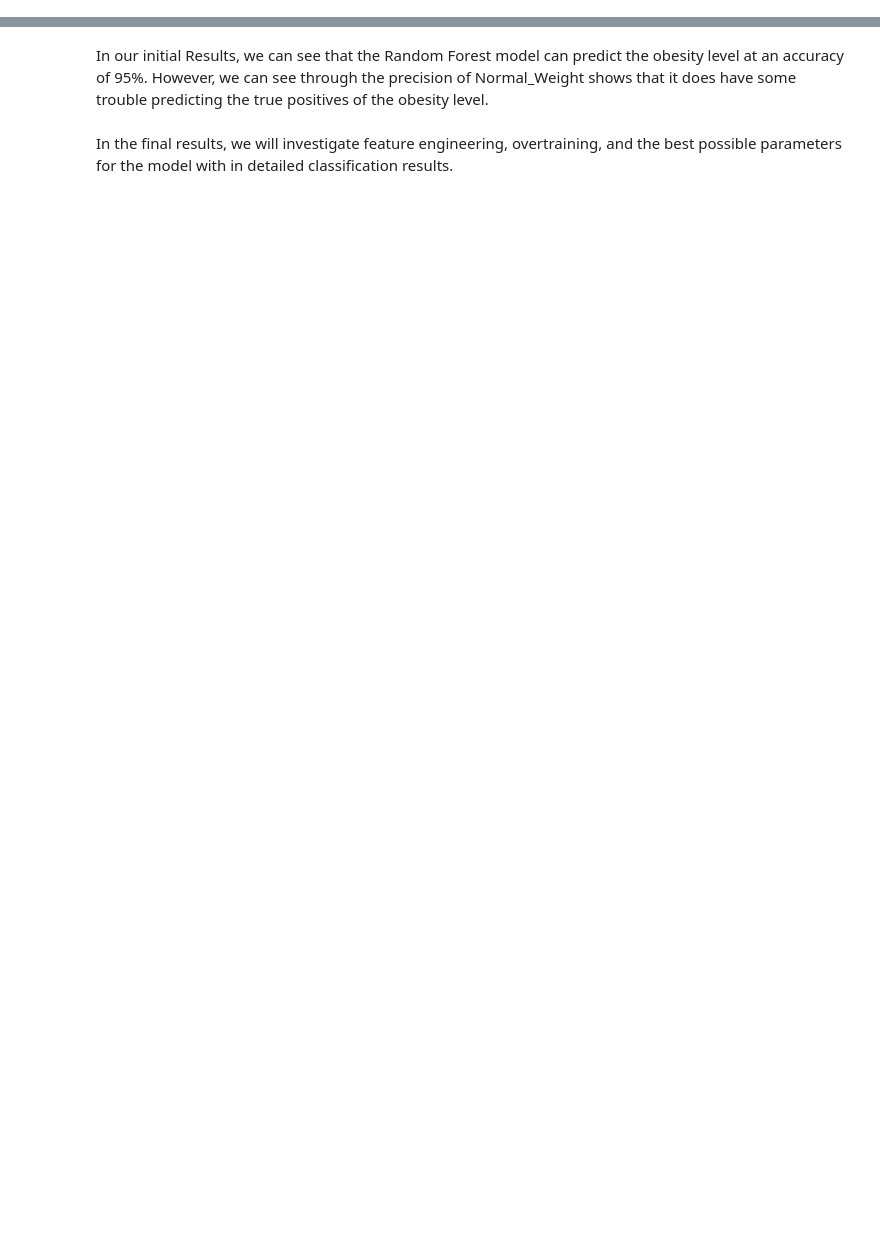
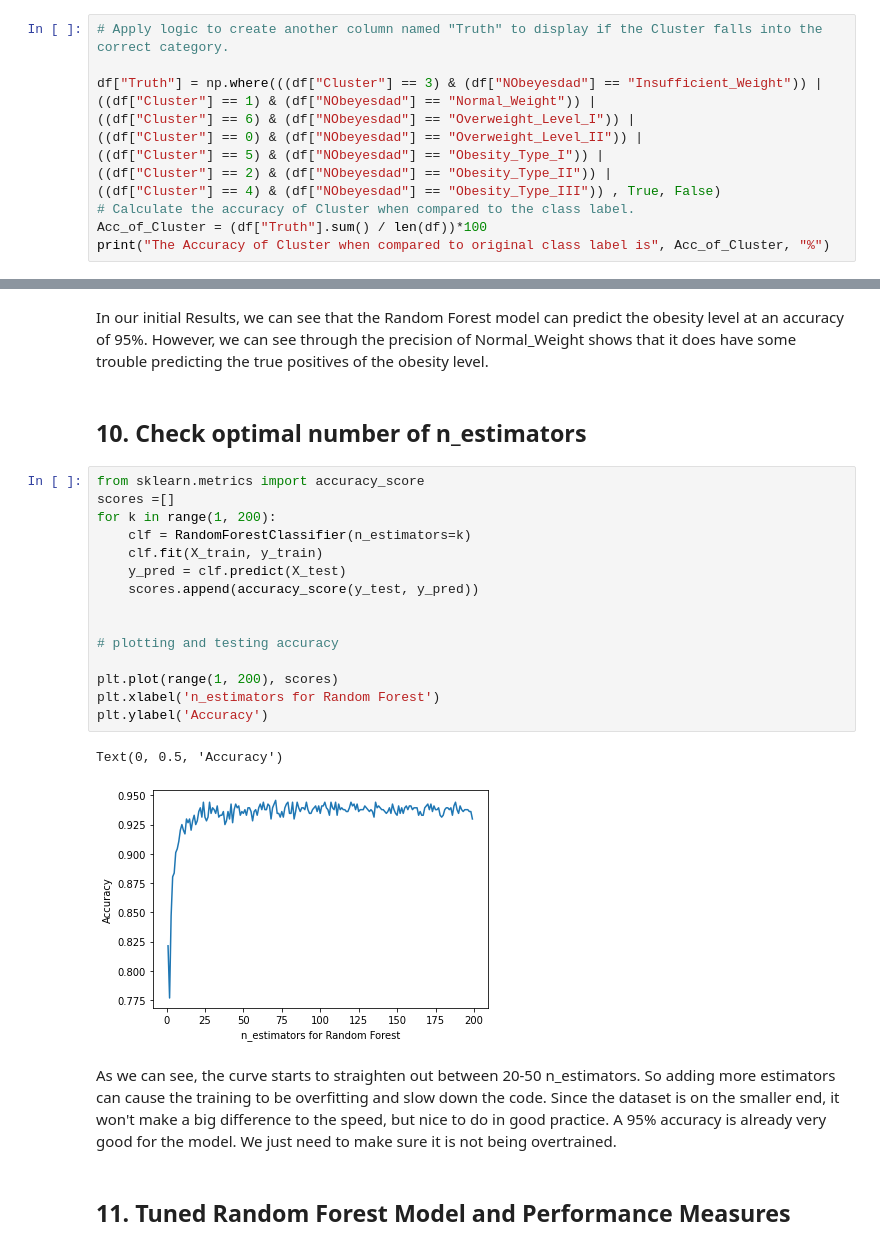
Before and after one commit to azamrahman04/CapstoneProject, a Jupyter notebook: Obesity.ipynb, the cells around one changed output, grey strips where cells are left out. Cells and saved outputs as stored; diff of their text form; blank space fills up the shorter version.

```diff
--- a/Obesity.ipynb
+++ b/Obesity.ipynb
@@ -226,0 +265,13 @@ According to the elbow method, the best values of k is 4 clusters as the curve s
+# %%
+# Apply logic to create another column named "Truth" to display if the Cluster falls into the correct category.
+
+df["Truth"] = np.where(((df["Cluster"] == 3) & (df["NObeyesdad"] == "Insufficient_Weight")) |
+((df["Cluster"] == 1) & (df["NObeyesdad"] == "Normal_Weight")) |
+((df["Cluster"] == 6) & (df["NObeyesdad"] == "Overweight_Level_I")) |
+((df["Cluster"] == 0) & (df["NObeyesdad"] == "Overweight_Level_II")) |
+((df["Cluster"] == 5) & (df["NObeyesdad"] == "Obesity_Type_I")) |
+((df["Cluster"] == 2) & (df["NObeyesdad"] == "Obesity_Type_II")) |
+((df["Cluster"] == 4) & (df["NObeyesdad"] == "Obesity_Type_III")) , True, False)
+# Calculate the accuracy of Cluster when compared to the class label.
+Acc_of_Cluster = (df["Truth"].sum() / len(df))*100
+print("The Accuracy of Cluster when compared to original class label is", Acc_of_Cluster, "%")
@@ -349,4 +404,26 @@ Overweight_Level_II       0.89      0.96      0.92        76
 # %% [markdown]
 In our initial Results, we can see that the Random Forest model can predict the obesity level at an accuracy of 95%. However, we can see through the precision of Normal_Weight shows that it does have some trouble predicting the true positives of the obesity level.
-# %% [markdown]
-In the final results, we will investigate feature engineering, overtraining, and the best possible parameters for the model with in detailed classification results.
+# %% [markdown]
+## 10. Check optimal number of n_estimators
+# %%
+from sklearn.metrics import accuracy_score
+scores =[]
+for k in range(1, 200):
+    clf = RandomForestClassifier(n_estimators=k)
+    clf.fit(X_train, y_train)
+    y_pred = clf.predict(X_test)
+    scores.append(accuracy_score(y_test, y_pred))
+
+
+# plotting and testing accuracy
+
+plt.plot(range(1, 200), scores)
+plt.xlabel('n_estimators for Random Forest')
+plt.ylabel('Accuracy')
+# %% [output]
+Text(0, 0.5, 'Accuracy')
+[figure, added]
+# %% [markdown]
+As we can see, the curve starts to straighten out between 20-50 n_estimators. So adding more estimators can cause the training to be overfitting and slow down the code. Since the dataset is on the smaller end, it won't make a big difference to the speed, but nice to do in good practice. A 95% accuracy is already very good for the model. We just need to make sure it is not being overtrained.
+# %% [markdown]
+## 11. Tuned Random Forest Model and Performance Measures
```
Also changed, not shown: parts of 22 cells of this notebook.
